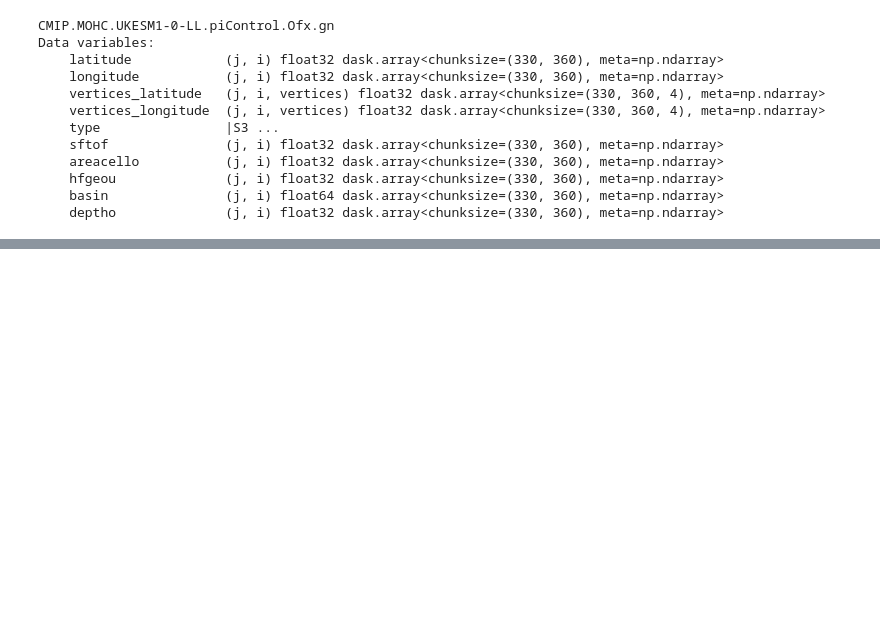
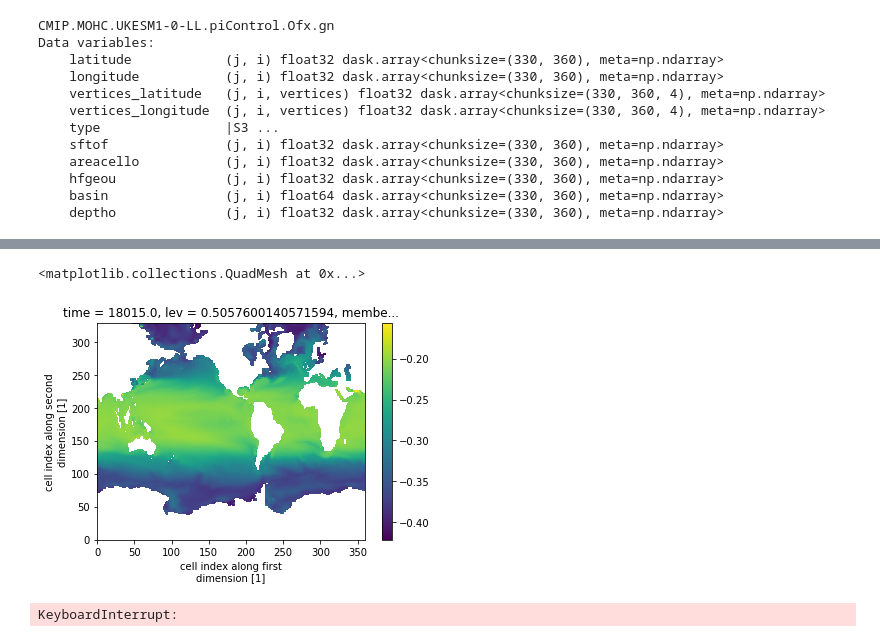
Before and after one commit to matt-long/cmip6hack-ocean-o2, a Jupyter notebook: notebooks/AOU_v_O2sat.ipynb, the cells around one changed output, grey strips where cells are left out. Saved outputs shown, nothing was run; the diff lists cells and outputs as text; code cells hidden in the pictures; blank space fills up the shorter version.

```diff
--- a/notebooks/AOU_v_O2sat.ipynb
+++ b/notebooks/AOU_v_O2sat.ipynb
@@ -235,0 +208,3 @@ dset_dict = cat.to_dataset_dict(zarr_kwargs={'consolidated': True, 'decode_times
+# %%
+dset_dict = cat.to_dataset_dict(zarr_kwargs={'consolidated': True, 'decode_times': True},
+                                cdf_kwargs={'chunks': {'time': 48}, 'decode_times': True})
@@ -318,0 +301,3 @@ KeyError: True
+# %%
+historical = dset_dict['CMIP.MOHC.UKESM1-0-LL.historical.Omon.gn']
+ssp585 = dset_dict['ScenarioMIP.MOHC.UKESM1-0-LL.ssp585.Omon.gn']
@@ -318,0 +333,10 @@ KeyError: True
+# %%
+hist_aou = historical['o2sat']-historical['o2']
+hist_aou.isel(member_id = 0, time = 0, lev = 0).plot()
+# %% [output]
+<matplotlib.collections.QuadMesh at 0x...>
+[figure, added]
+# %%
+hist_aou.values
+# %% [output]
+KeyboardInterrupt:
```
Also changed, not shown: parts of 19 cells of this notebook.
